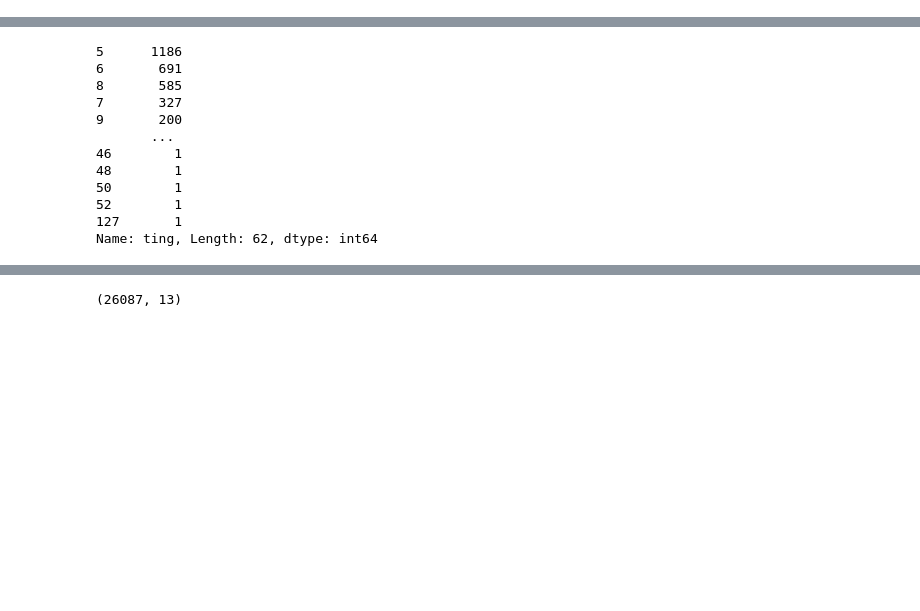
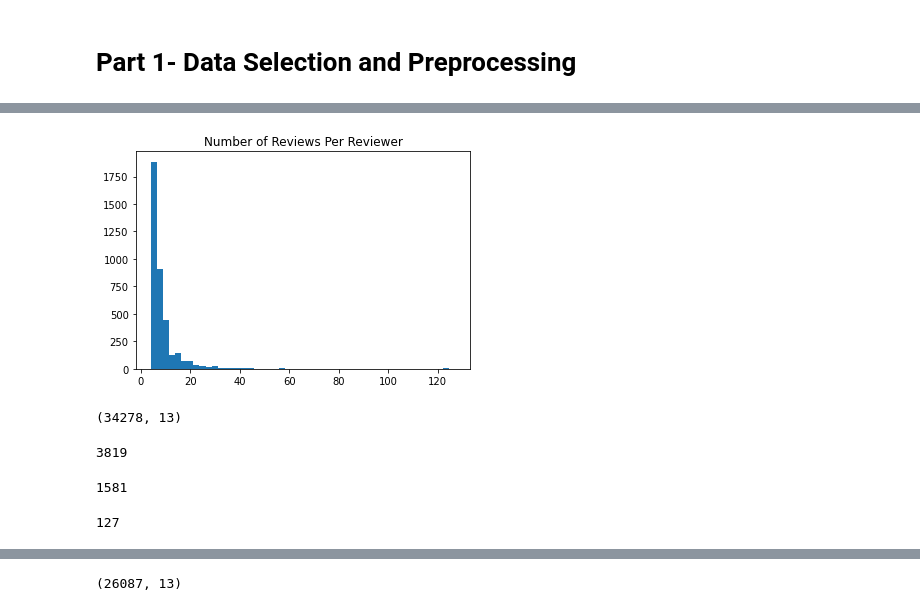
Before and after one commit to Ian-Hardy/CSE_272_HW2, a Jupyter notebook: HW_2_Recommenders.ipynb, the cells around one changed output, grey strips where cells are left out. Drawn from its saved outputs; the diff is of its cells as text; code cells hidden in the pictures; blank space fills up the shorter version.

```diff
--- a/HW_2_Recommenders.ipynb
+++ b/HW_2_Recommenders.ipynb
@@ -1,3 +1,5 @@
+# %% [markdown]
+# Part 1- Data Selection and Preprocessing
 # %%
 import numpy as np
 import pandas as pd
@@ -27,20 +29,27 @@ df.head()
 | 2 | 5.0 | True | 03 27, 2017 | A2QCGHIJ2TCLVP | B00004U9V2 | {'Size:': ' 250 g'} | D. Jones | Best hand cream around. Silky, th... | Best hand cream around | ... |
 | 3 | 5.0 | True | 03 20, 2017 | A2R4UNHFJBA6PY | B00004U9V2 | {'Size:': ' 3.5 oz.'} | Amazon Customer | Thanks!! | Five Stars | ... |
 | 4 | 5.0 | True | 02 28, 2017 | A2QCGHIJ2TCLVP | B00004U9V2 | {'Size:': ' 0.9 oz.'} | D. Jones | Great hand lotion. Soaks right in... | Great hand lotion! | ... |
+# %%
+import matplotlib.pyplot as plt
+df['ting'] = 1
+plt.hist(df.groupby('reviewerID')['ting'].count(), bins =50)
+plt.title('Number of Reviews Per Reviewer')
+plt.show()
+# %% [output]
+[figure, added]
+# %%
+df.shape
+# %% [output]
+(34278, 13)
+# %%
+len(df['reviewerID'].unique())
+# %% [output]
+3819
+# %%
+len(df['asin'].unique())
+# %% [output]
+1581
 # %%
-df['ting'] = 1
+df.groupby('reviewerID')['ting'].count()
+# %% [output]
+127
-# %%
-df.groupby('reviewerID')['ting'].count().value_counts()
-# %% [output]
-5      1186
-6       691
-8       585
-7       327
-9       200
-       ...
-46        1
-48        1
-50        1
-52        1
-127       1
-Name: ting, Length: 62, dtype: int64
```
Also changed, not shown: parts of 45 cells of this notebook, 4 other files.
